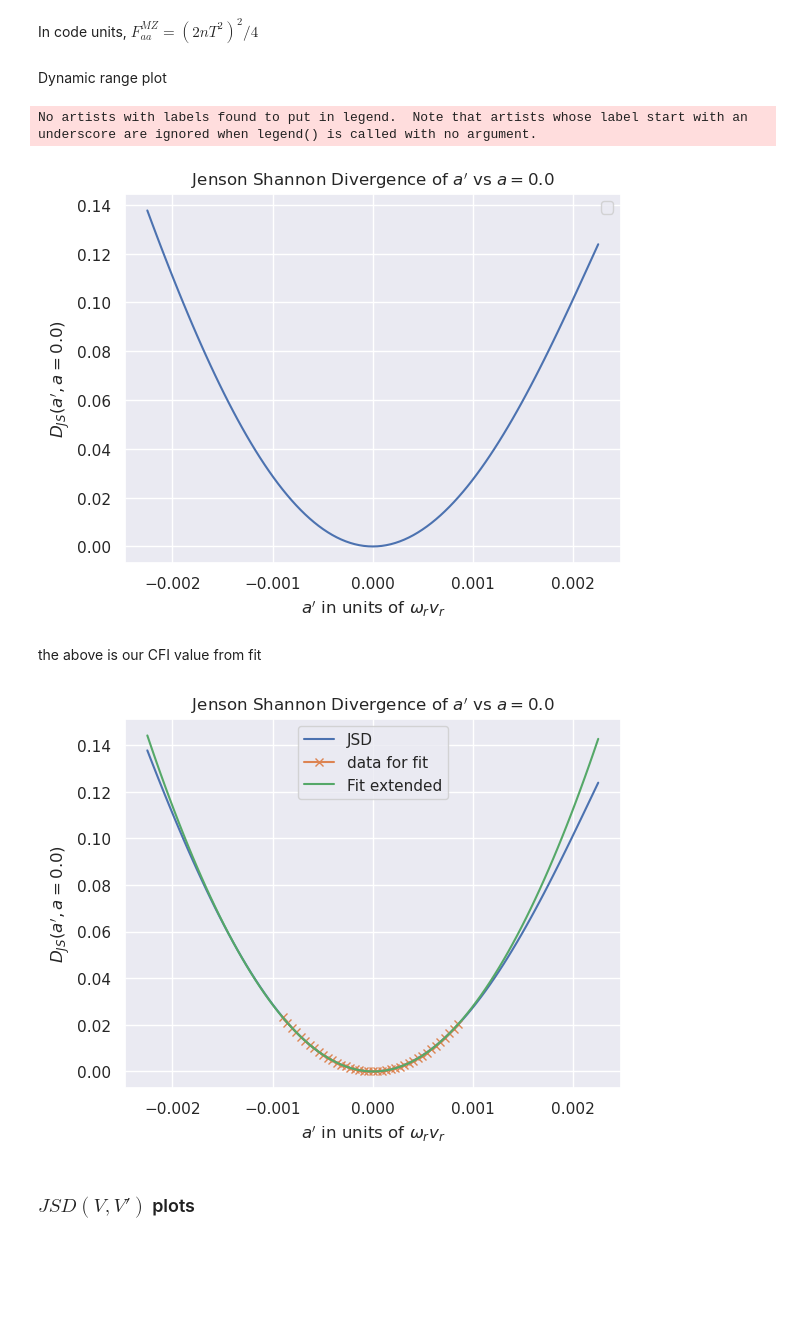
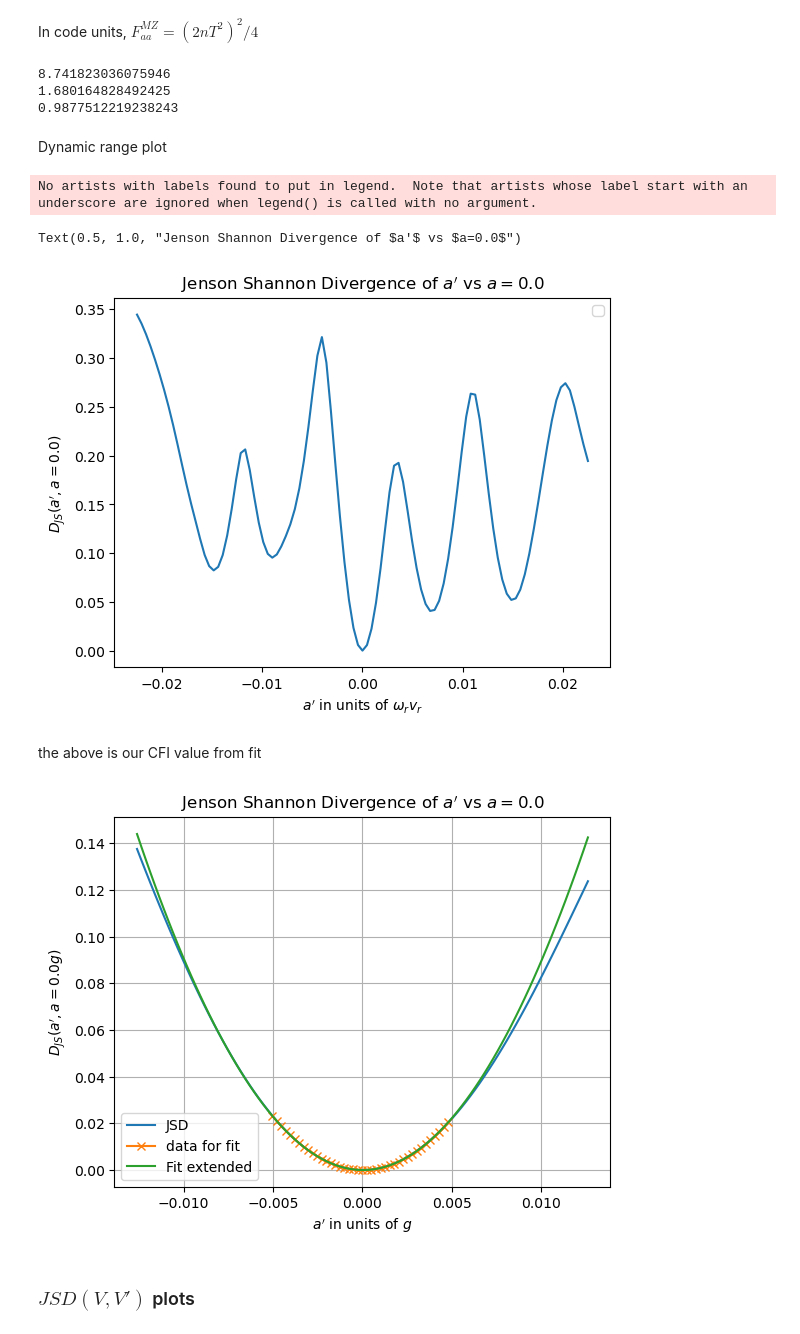
Before and after one commit to rootware/lattice_evolution, a Jupyter notebook: Python/JSD Plots.ipynb, the cells around one changed output. Cells and saved outputs as stored; diff of their text form; code cells hidden in the pictures; blank space fills up the shorter version.

```diff
--- a/Python/JSD Plots.ipynb
+++ b/Python/JSD Plots.ipynb
@@ -3,10 +3,10 @@
 # %%
 import numpy as np;
 import matplotlib.pyplot as plt;
-import seaborn as sns;
-import seaborn.objects as so;
+#import seaborn as sns;
+#import seaborn.objects as so;
 import Units
-sns.set_theme()
+#sns.set_theme()
 # %% [markdown]
 Reformatting test.txt as separate files. Not always needed, were designed this way for comparison to C++ output files.
 # %%
@@ -19,7 +19,7 @@ np.savetxt("MomProb.txt",MomProb)
 # %% [markdown]
 Data imports
 # %%
-filepath = "../Data/Rust_Runs/Option2_Rust_Run2/";
+filepath = "../Data/Rust_Runs/Option2_FinerFit_98CFI/";
 
 data = np.loadtxt(filepath + "test.txt");
 datanew  = data[ np.lexsort((data[:,1],data[:,0])) ]
@@ -303,6 +310,10 @@ n_p =4; T= 32*np.pi/11.5; print(T)
 F_MZ = (2*n_p *T**2)**2/4
 print(p[0]*8*np.log(2)/F_MZ)
 print(p[0]*8*np.log(2)/F_MZ *1/1.701)
+# %% [output]
+8.741823036075946
+1.680164828492425
+0.9877512219238243
 # %%
 n_p =4; T= 32*np.pi/11.5; print(T)
 F_MZ = (2*n_p *T**2)**2/4
@@ -316,27 +327,28 @@ plt.xlabel("$a'$ in units of $\omega_r v_r$");
 plt.ylabel("$D_{JS}(a',a=0.0)$")
 plt.legend()
 plt.title("Jenson Shannon Divergence of $a'$ vs $a=0.0$")
-plt.savefig("JS_a_dynamic_codeunits.pdf")
+#plt.savefig("JS_a_dynamic_codeunits.pdf")
 # %% [output]
 No artists with labels found to put in legend.  Note that artists whose label start with an underscore are ignored when legend() is called with no argument.
+Text(0.5, 1.0, "Jenson Shannon Divergence of $a'$ vs $a=0.0$")
-[figure, old version]
+[figure, new version]
 # %% [markdown]
 the above is our CFI value from fit
 # %%
-plt.plot(AList, JSDivergenceMatrix[50,:], label="JSD");
+plt.plot(AList*accUnit/g, JSDivergenceMatrix[50,:], label="JSD");
 data = p[0]*AList[30:70]**2+p[1]*AList[30:70]
 plt.grid(True, which="both")
-plt.plot(AList[30:70], data, 'x-',label="data for fit")
+plt.plot(AList[30:70]*accUnit/g, data, 'x-',label="data for fit")
 
 extendeddata = p[0]*AList**2+p[1]*AList
-plt.plot(AList, extendeddata,label="Fit extended")
-plt.xlabel("$a'$ in units of $\omega_r v_r$");
-plt.ylabel("$D_{JS}(a',a=0.0)$")
+plt.plot(AList*accUnit/g, extendeddata,label="Fit extended")
+plt.xlabel("$a'$ in units of $g$");
+plt.ylabel("$D_{JS}(a',a=0.0g)$")
 plt.legend()
 plt.title("Jenson Shannon Divergence of $a'$ vs $a=0.0$")
-plt.savefig("JS_finerfitcodeunits.png")
+plt.savefig("JS_finerfit_g.png")
 # %% [output]
-[figure, old version]
+[figure, new version]
 # %%
 pval=[];
 n_p =4; T= 32*np.pi/11.5; print(T)
```
Also changed, not shown: parts of 8 cells of this notebook, 9 other files.
